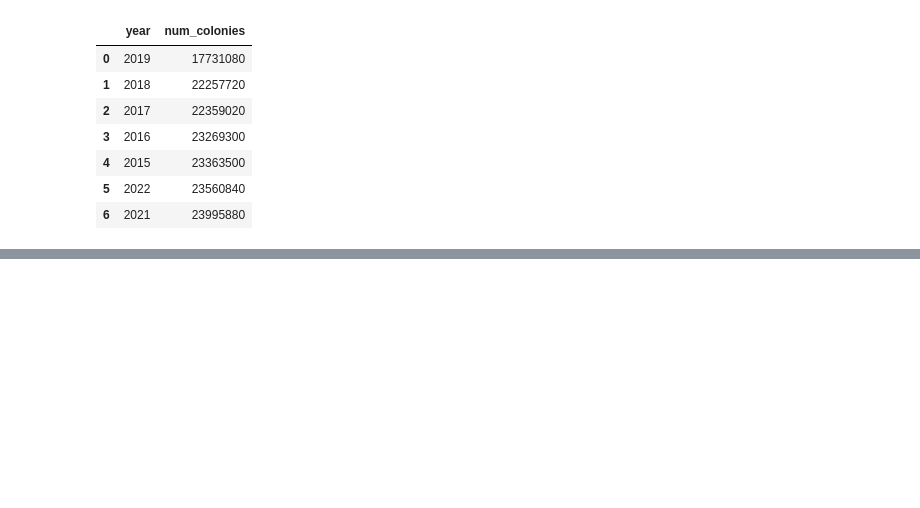
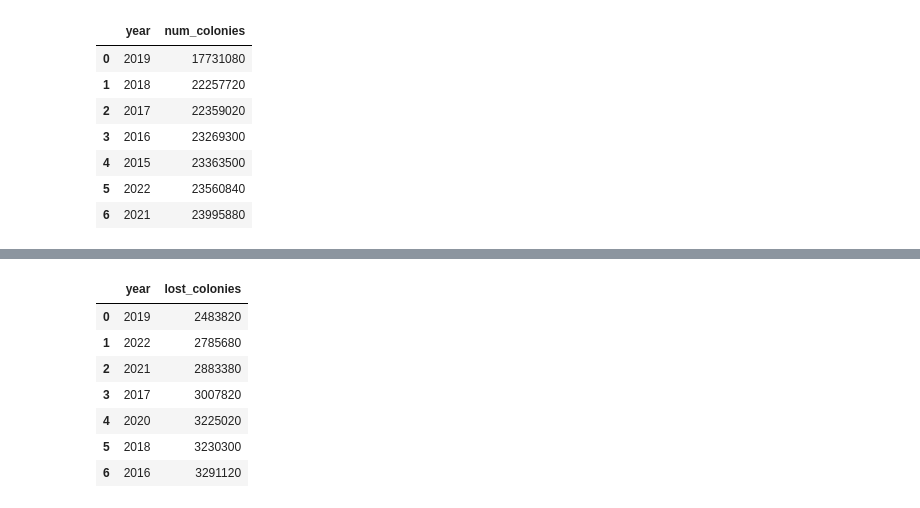
Before and after one commit to 254Bit/InteractiveDashboards, a Jupyter notebook: Save the bees/SaveBees.ipynb, the cells around one changed output, grey strips where cells are left out. Cells and saved outputs as stored; diff of their text form; code cells hidden in the pictures; blank space fills up the shorter version.

```diff
--- a/Save the bees/SaveBees.ipynb
+++ b/Save the bees/SaveBees.ipynb
@@ -140,0 +183,7 @@ lowest_colonies.head(7)
+# %%
+grouped_year = df.groupby('year')['lost_colonies'].sum().reset_index()
+lowest_lost_colonies = grouped_year.sort_values(by='lost_colonies', ascending=True)
+lowest_lost_colonies.reset_index(drop=True, inplace=True)
+print('Year with the highest colony loss: ')
+lowest_lost_colonies.head(7)
+# %% [output]
@@ -140,0 +191,8 @@ lowest_colonies.head(7)
+|  | year | lost_colonies |
+| 0 | 2019 | 2483820 |
+| 1 | 2022 | 2785680 |
+| 2 | 2021 | 2883380 |
+| 3 | 2017 | 3007820 |
+| 4 | 2020 | 3225020 |
+| 5 | 2018 | 3230300 |
+| 6 | 2016 | 3291120 |
```
Also changed, not shown: parts of 4 cells of this notebook.
